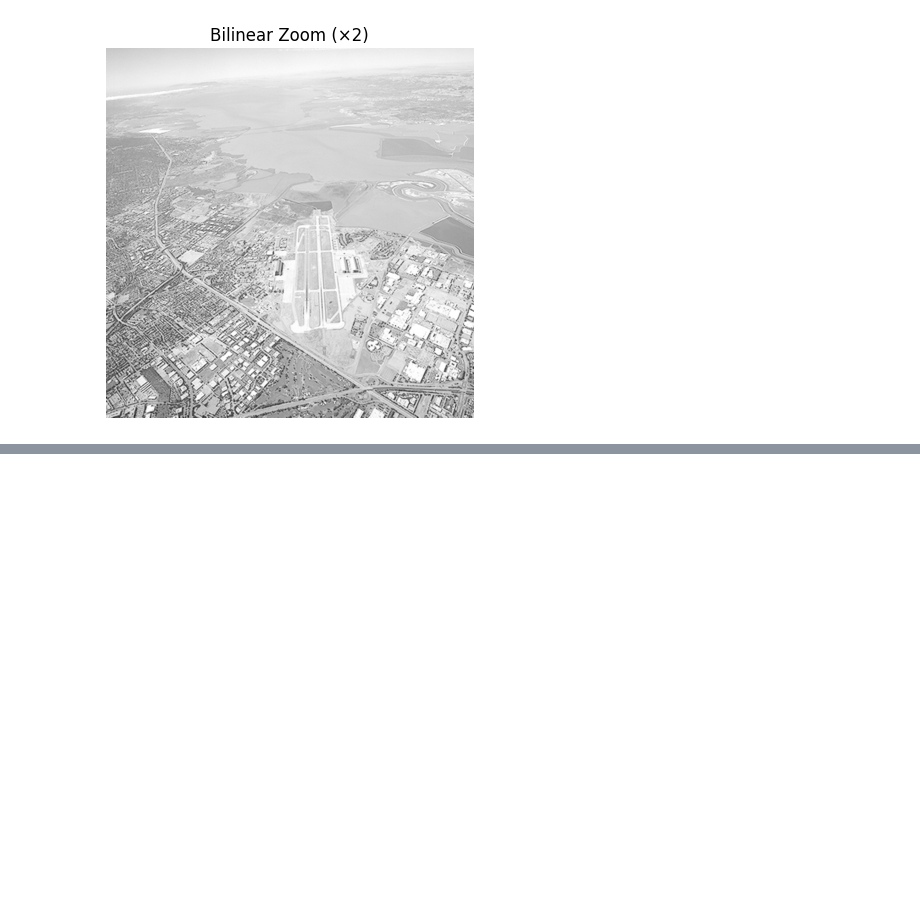
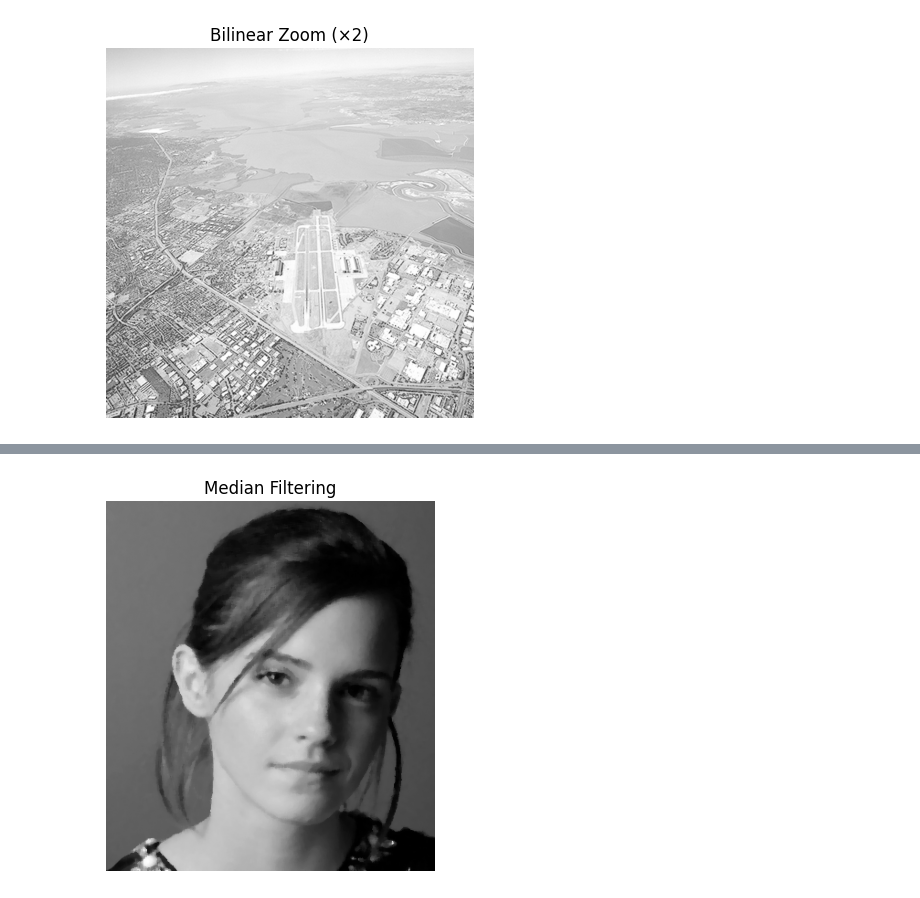
Before and after one commit to kavinduabekoon/GitHub, a Jupyter notebook: Untitled-1.ipynb, the cells around one changed output, grey strips where cells are left out. Drawn from its saved outputs; the diff is of its cells as text; code cells hidden in the pictures; blank space fills up the shorter version.

```diff
--- a/Untitled-1.ipynb
+++ b/Untitled-1.ipynb
@@ -348,0 +363,12 @@ plt.show()
+# %%
+import cv2 as cv
+import matplotlib.pyplot as plt
+
+out = cv.medianBlur(noisy, 5)
+
+plt.imshow(out, cmap='gray')
+plt.title('Median Filtering')
+plt.axis('off')
+plt.show()
+# %% [output]
+[figure, added]
```
Also changed, not shown: parts of 1 cell of this notebook.
